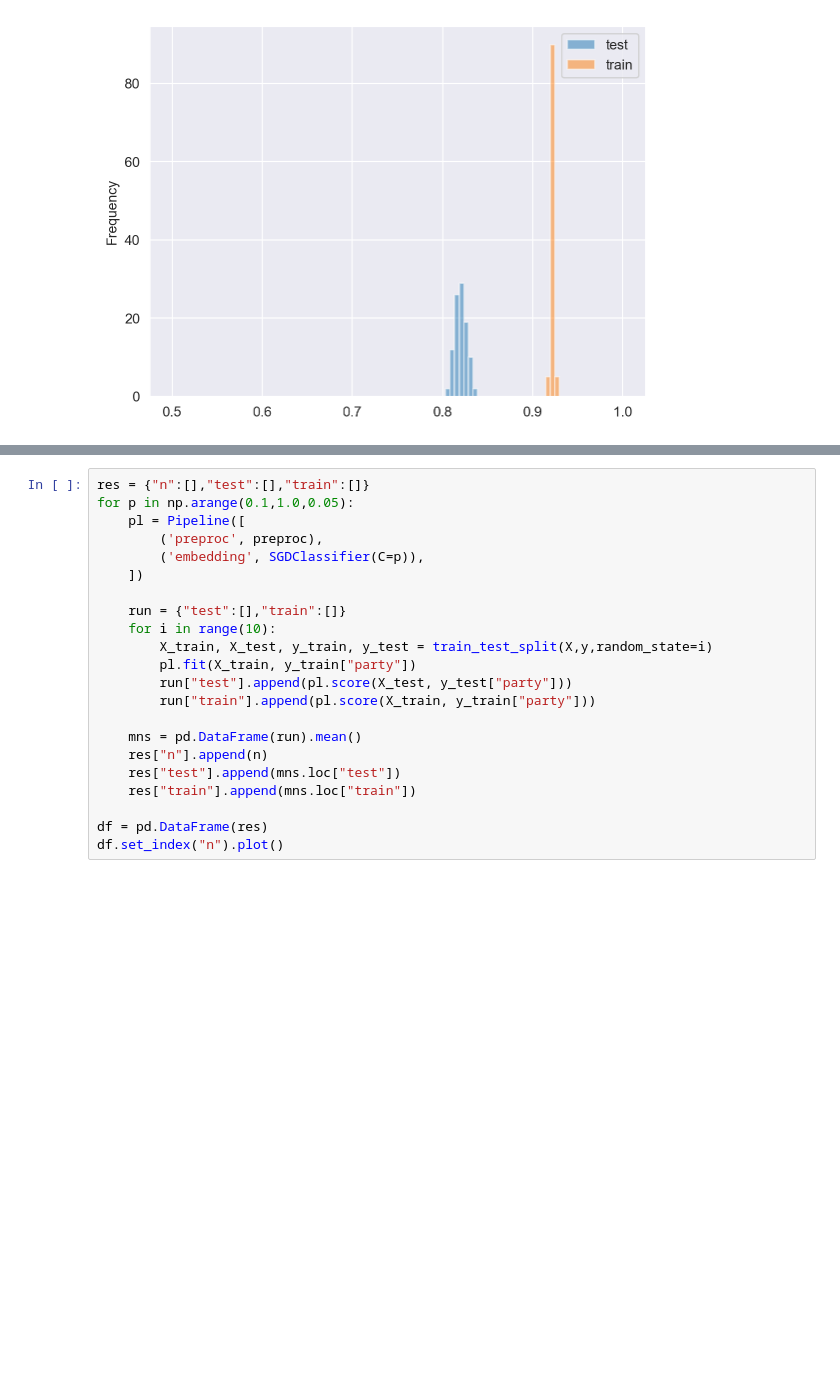
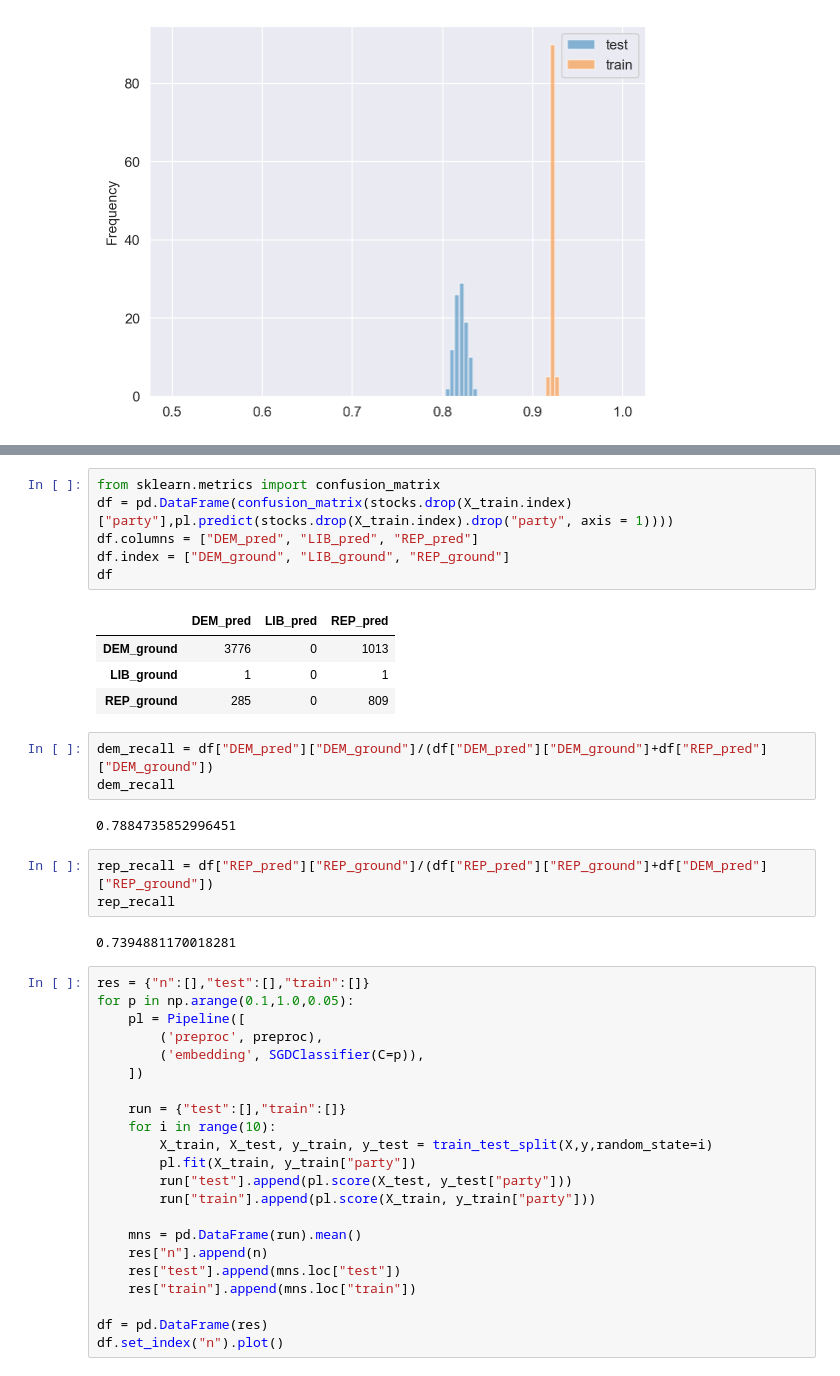
Before and after one commit to pemukl/dsc80-stock-prediction, a Jupyter notebook: stocks.ipynb, the cells around one changed output, grey strips where cells are left out. Drawn from its saved outputs; the diff is of its cells as text; blank space fills up the shorter version.

```diff
--- a/stocks.ipynb
+++ b/stocks.ipynb
@@ -262,3 +297,24 @@ res
+# %%
+from sklearn.metrics import confusion_matrix
+df = pd.DataFrame(confusion_matrix(stocks.drop(X_train.index)["party"],pl.predict(stocks.drop(X_train.index).drop("party", axis = 1))))
+df.columns = ["DEM_pred", "LIB_pred", "REP_pred"]
+df.index = ["DEM_ground", "LIB_ground", "REP_ground"]
+df
+# %% [output]
+|  | DEM_pred | LIB_pred | REP_pred |
+| DEM_ground | 3776 | 0 | 1013 |
+| LIB_ground | 1 | 0 | 1 |
+| REP_ground | 285 | 0 | 809 |
+# %%
+dem_recall = df["DEM_pred"]["DEM_ground"]/(df["DEM_pred"]["DEM_ground"]+df["REP_pred"]["DEM_ground"])
+dem_recall
+# %% [output]
+0.7884735852996451
+# %%
+rep_recall = df["REP_pred"]["REP_ground"]/(df["REP_pred"]["REP_ground"]+df["DEM_pred"]["REP_ground"])
+rep_recall
+# %% [output]
+0.7394881170018281
 # %%
 res = {"n":[],"test":[],"train":[]}
 for p in np.arange(0.1,1.0,0.05):
```
Also changed, not shown: parts of 18 cells of this notebook.
